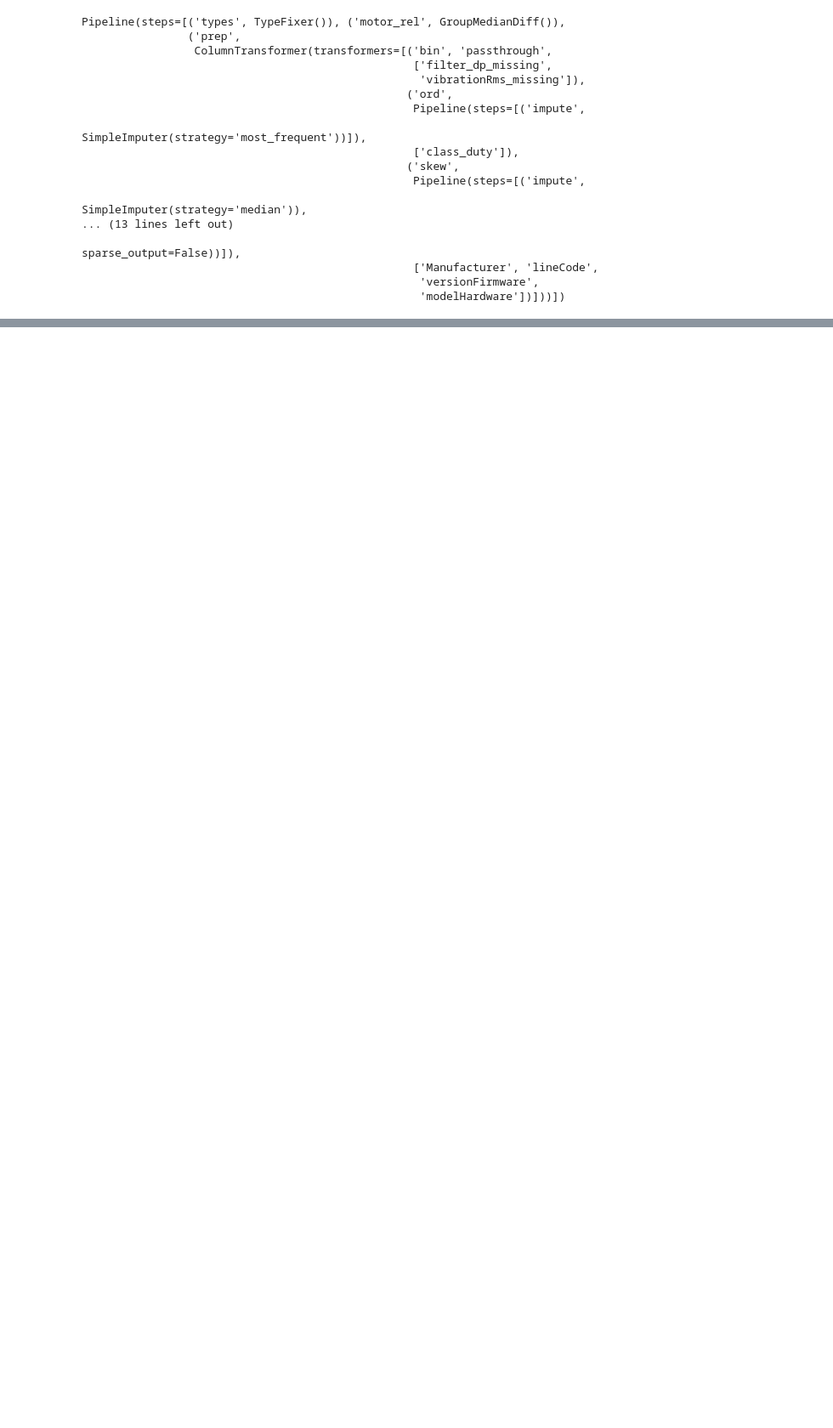
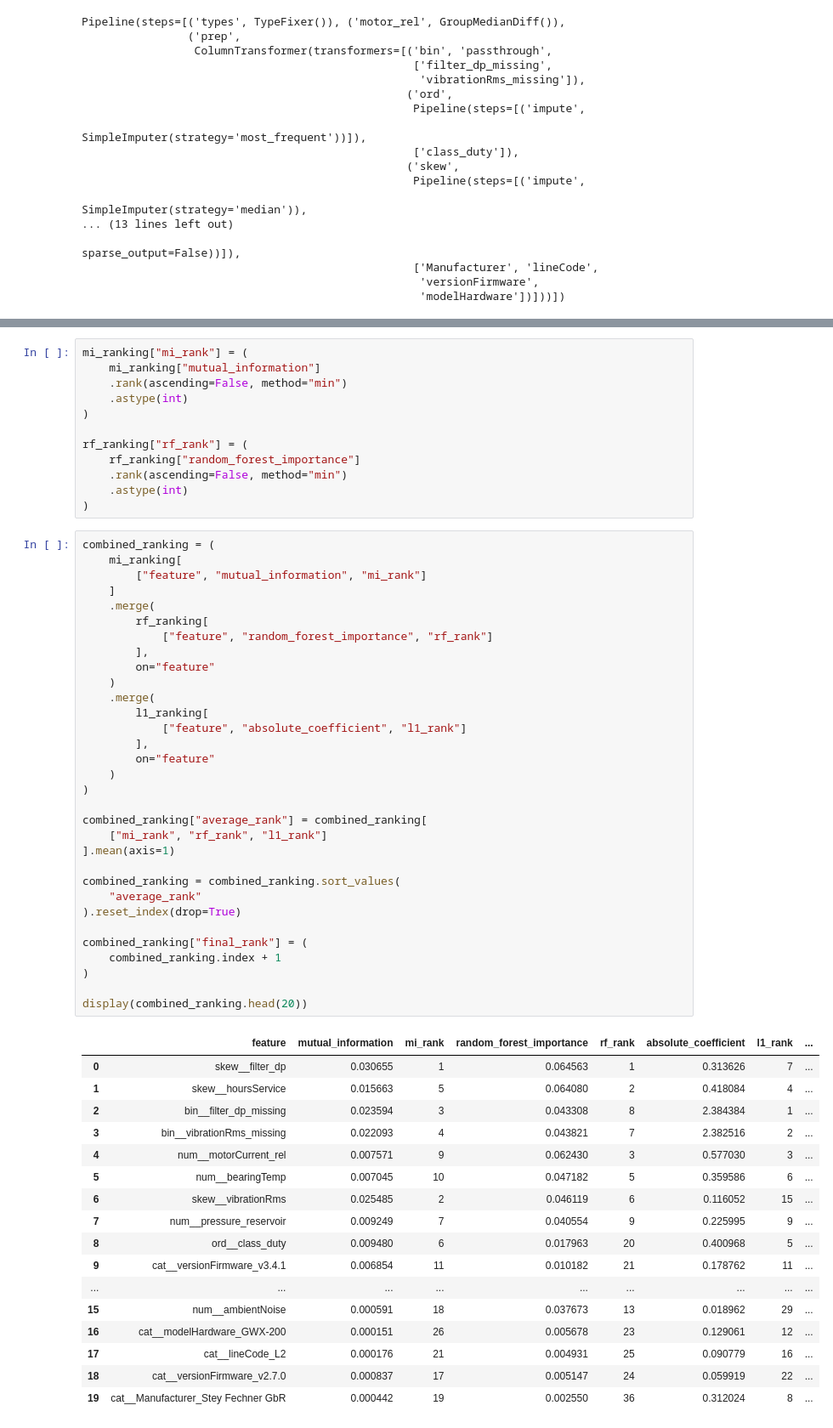
Before and after one commit to NovAndrii/IAU_project, a Jupyter notebook: Faza2_Kardash_Novitskyi.ipynb, the cells around one changed output, grey strips where cells are left out. Shown at 85% size. Drawn from its saved outputs; the diff is of its cells as text; blank space fills up the shorter version.

```diff
--- a/Faza2_Kardash_Novitskyi.ipynb
+++ b/Faza2_Kardash_Novitskyi.ipynb
@@ -865,0 +1534,62 @@ Pipeline(steps=[('types', TypeFixer()), ('motor_rel', GroupMedianDiff()),
+# %%
+mi_ranking["mi_rank"] = (
+    mi_ranking["mutual_information"]
+    .rank(ascending=False, method="min")
+    .astype(int)
+)
+
+rf_ranking["rf_rank"] = (
+    rf_ranking["random_forest_importance"]
+    .rank(ascending=False, method="min")
+    .astype(int)
+)
+# %%
+combined_ranking = (
+    mi_ranking[
+        ["feature", "mutual_information", "mi_rank"]
+    ]
+    .merge(
+        rf_ranking[
+            ["feature", "random_forest_importance", "rf_rank"]
+        ],
+        on="feature"
+    )
+    .merge(
+        l1_ranking[
+            ["feature", "absolute_coefficient", "l1_rank"]
+        ],
+        on="feature"
+    )
+)
+
+combined_ranking["average_rank"] = combined_ranking[
+    ["mi_rank", "rf_rank", "l1_rank"]
+].mean(axis=1)
+
+combined_ranking = combined_ranking.sort_values(
+    "average_rank"
+).reset_index(drop=True)
+
+combined_ranking["final_rank"] = (
+    combined_ranking.index + 1
+)
+
+display(combined_ranking.head(20))
+# %% [output]
+|  | feature | mutual_information | mi_rank | random_forest_importance | rf_rank | absolute_coefficient | l1_rank | ... |
+| 0 | skew__filter_dp | 0.030655 | 1 | 0.064563 | 1 | 0.313626 | 7 | ... |
+| 1 | skew__hoursService | 0.015663 | 5 | 0.064080 | 2 | 0.418084 | 4 | ... |
+| 2 | bin__filter_dp_missing | 0.023594 | 3 | 0.043308 | 8 | 2.384384 | 1 | ... |
+| 3 | bin__vibrationRms_missing | 0.022093 | 4 | 0.043821 | 7 | 2.382516 | 2 | ... |
+| 4 | num__motorCurrent_rel | 0.007571 | 9 | 0.062430 | 3 | 0.577030 | 3 | ... |
+| 5 | num__bearingTemp | 0.007045 | 10 | 0.047182 | 5 | 0.359586 | 6 | ... |
+| 6 | skew__vibrationRms | 0.025485 | 2 | 0.046119 | 6 | 0.116052 | 15 | ... |
+| 7 | num__pressure_reservoir | 0.009249 | 7 | 0.040554 | 9 | 0.225995 | 9 | ... |
+| 8 | ord__class_duty | 0.009480 | 6 | 0.017963 | 20 | 0.400968 | 5 | ... |
+| 9 | cat__versionFirmware_v3.4.1 | 0.006854 | 11 | 0.010182 | 21 | 0.178762 | 11 | ... |
+| ... | ... | ... | ... | ... | ... | ... | ... | ... |
+| 15 | num__ambientNoise | 0.000591 | 18 | 0.037673 | 13 | 0.018962 | 29 | ... |
+| 16 | cat__modelHardware_GWX-200 | 0.000151 | 26 | 0.005678 | 23 | 0.129061 | 12 | ... |
+| 17 | cat__lineCode_L2 | 0.000176 | 21 | 0.004931 | 25 | 0.090779 | 16 | ... |
+| 18 | cat__versionFirmware_v2.7.0 | 0.000837 | 17 | 0.005147 | 24 | 0.059919 | 22 | ... |
+| 19 | cat__Manufacturer_Stey Fechner GbR | 0.000442 | 19 | 0.002550 | 36 | 0.312024 | 8 | ... |
```
Also changed, not shown: parts of 43 cells of this notebook.
